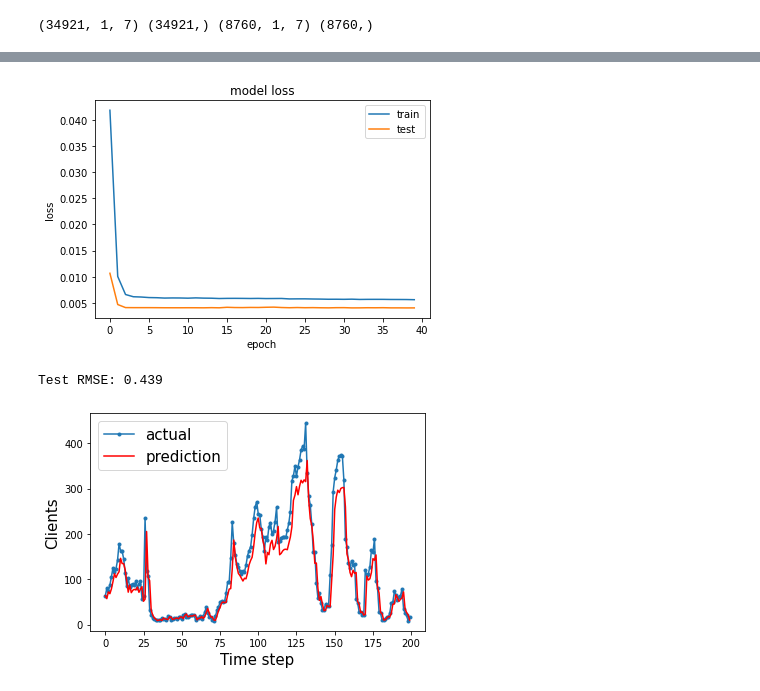
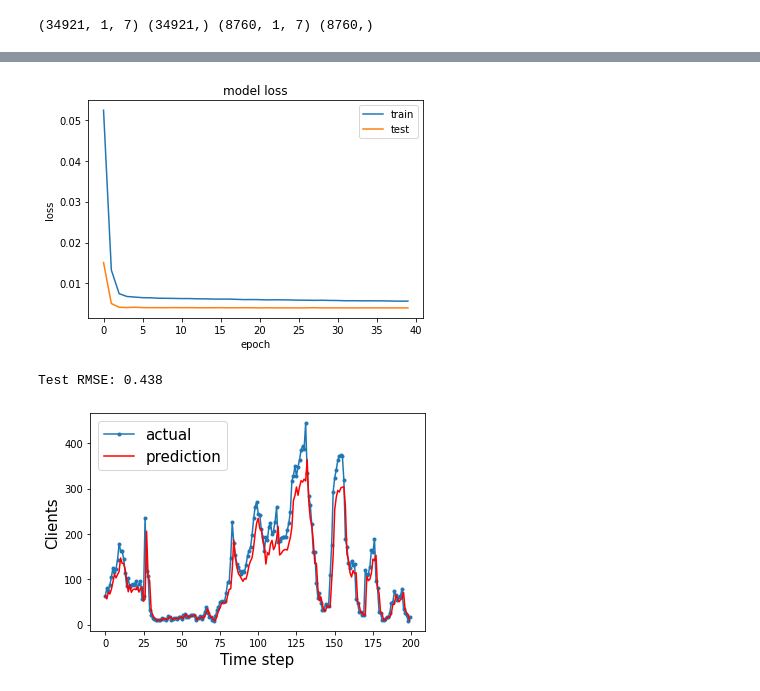
Before and after one commit to ksetdekov/test_predict_ts, a Jupyter notebook: LSTM.ipynb, the cells around one changed output, grey strips where cells are left out. Drawn from its saved outputs; the diff is of its cells as text; code cells hidden in the pictures.

Commit message:
lstm cv done

```diff
--- a/LSTM.ipynb
+++ b/LSTM.ipynb
@@ -230,7 +230,7 @@ print(train_X.shape, train_y.shape, test_X.shape, test_y.shape)
 (34921, 1, 7) (34921,) (8760, 1, 7) (8760,)
 # %%
 model = Sequential()
-model.add(LSTM(200, input_shape=(train_X.shape[1], train_X.shape[2])))
+model.add(LSTM(100, input_shape=(train_X.shape[1], train_X.shape[2])))
 model.add(Dropout(0.2))
 model.add(Dense(1))
 model.compile(loss='mean_squared_error', optimizer='adam')
@@ -285,3 +285,3 @@ Epoch 40/40
-[figure, old version]
+[figure, new version]
-Test RMSE: 0.439
+Test RMSE: 0.438
 # %%
```
Also changed, not shown: parts of 7 cells of this notebook.
